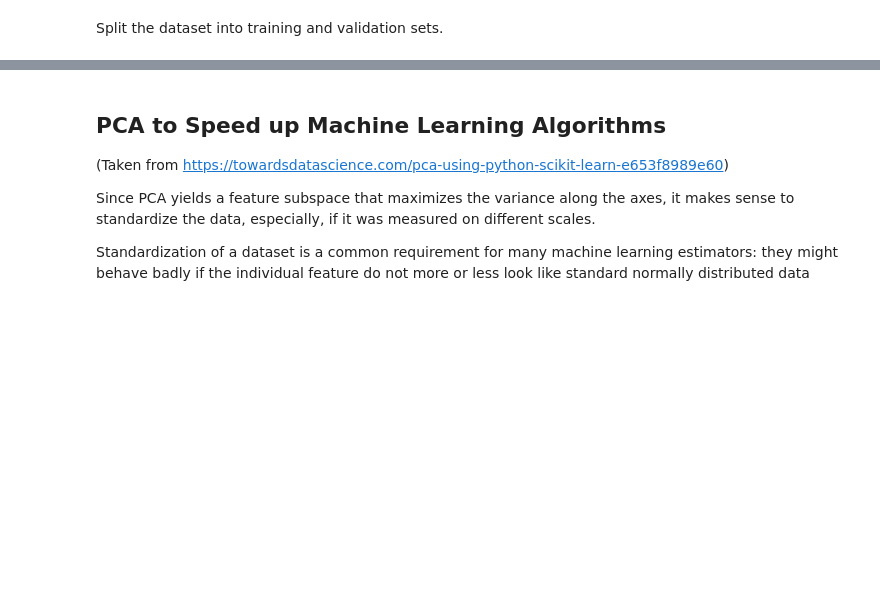
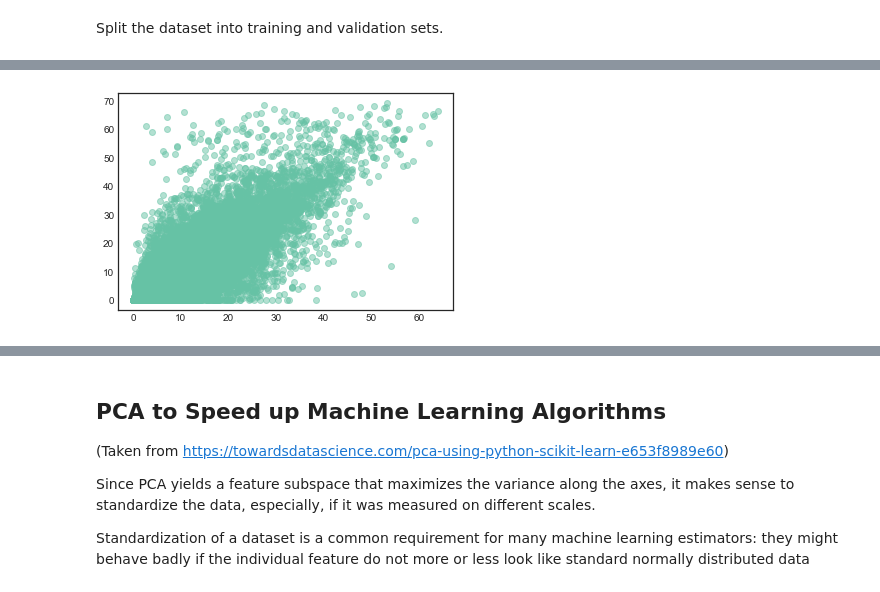
Before and after one commit to Climate-Crisis-AI-Team-Vel-Ice/sea-ice-challenge, a Jupyter notebook: sea_ice_data_PCA_analysis.ipynb, the cells around one changed output, grey strips where cells are left out. Cells and saved outputs as stored; diff of their text form; code cells hidden in the pictures; blank space fills up the shorter version.

```diff
--- a/sea_ice_data_PCA_analysis.ipynb
+++ b/sea_ice_data_PCA_analysis.ipynb
@@ -203,0 +132,15 @@ Test labels shape:  (82593, 2)
+# %%
+from sklearn.preprocessing import MinMaxScaler
+from sklearn.decomposition import PCA
+
+scaler = MinMaxScaler()
+
+# Fit on training set only.
+scaler.fit(train_data)
+
+# Apply transform to both the training set and the test set.
+train_data = scaler.transform(train_data)
+test_data = scaler.transform(test_data)
+
+# display the normalized data
+display(train_data)
@@ -203,0 +161,3 @@ Test labels shape:  (82593, 2)
+# %%
+regr_multirf = MultiOutputRegressor(RandomForestRegressor(n_estimators=100))
+regr_multirf.fit(train_data, train_labels)
@@ -225,0 +222,8 @@ print(regr_multirf.score(test_data,test_labels))
+# %%
+# x and y given as array_like objects
+import matplotlib.pyplot as plt
+
+plt.scatter(y_multirf, test_labels, alpha=0.5)
+plt.show()
+# %% [output]
+[figure, added]
```
Also changed, not shown: parts of 34 cells of this notebook.
